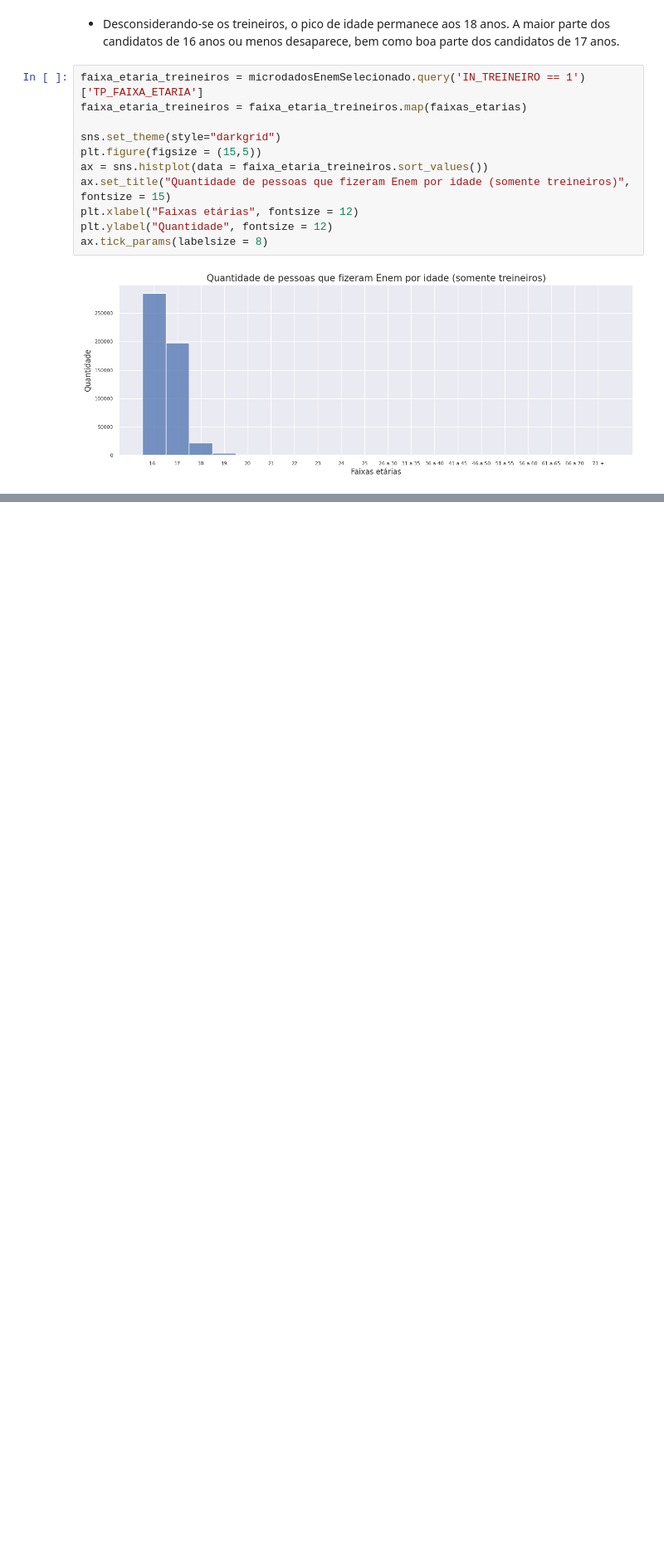
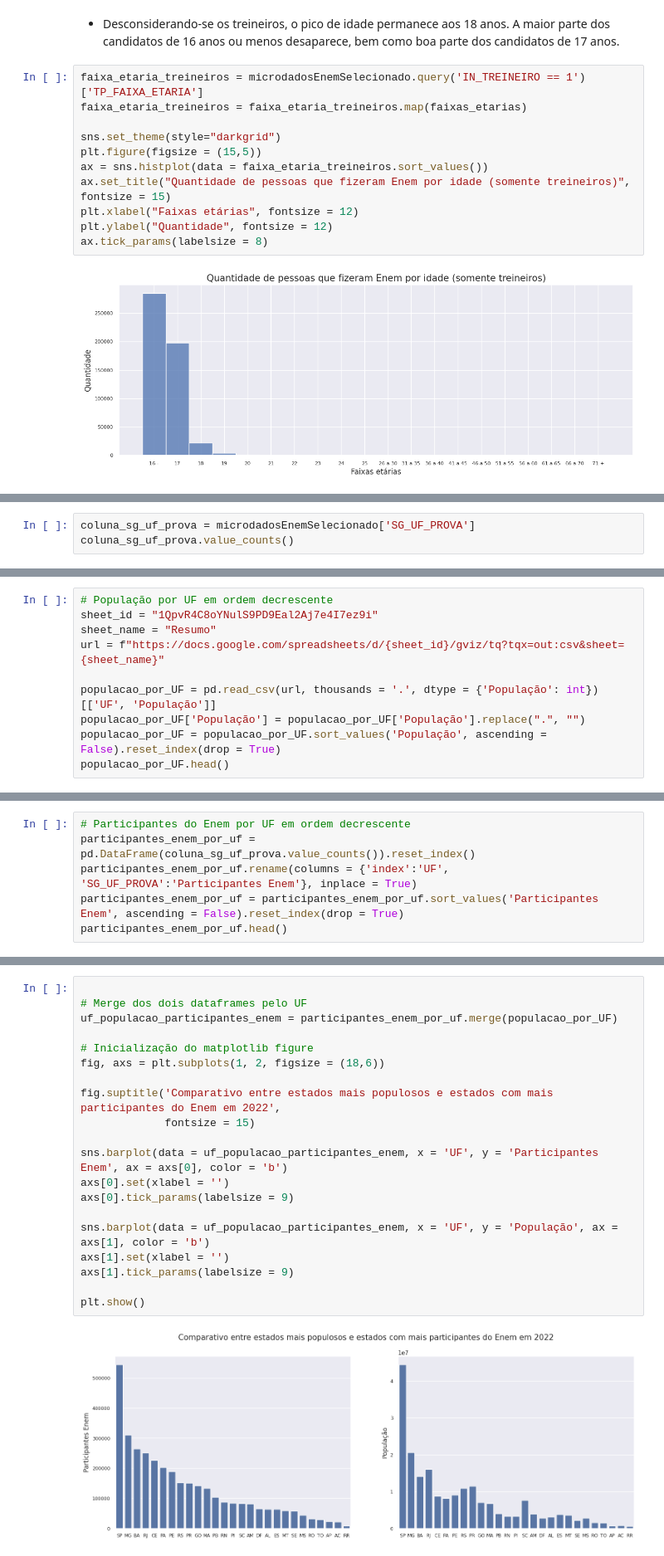
Before and after one commit to Tathy/Analise_Microdados_Enem_2022, a Jupyter notebook: Analise_de_Microdados_do_ENEM_2022.ipynb, the cells around one changed output, grey strips where cells are left out. Shown: that part at 83% size. Saved outputs shown, nothing was run; the diff lists cells and outputs as text; blank space fills up the shorter version.

Commit message:
Comparativos com dados do IBGE

```diff
--- a/Analise_de_Microdados_do_ENEM_2022.ipynb
+++ b/Analise_de_Microdados_do_ENEM_2022.ipynb
@@ -214,0 +218,3 @@ ax.tick_params(labelsize = 8)
+# %%
+coluna_sg_uf_prova = microdadosEnemSelecionado['SG_UF_PROVA']
+coluna_sg_uf_prova.value_counts()
@@ -214,0 +251,10 @@ ax.tick_params(labelsize = 8)
+# %%
+# População por UF em ordem decrescente
+sheet_id = "1QpvR4C8oYNulS9PD9Eal2Aj7e4I7ez9i"
+sheet_name = "Resumo"
+url = f"https://docs.google.com/spreadsheets/d/{sheet_id}/gviz/tq?tqx=out:csv&sheet={sheet_name}"
+
+populacao_por_UF = pd.read_csv(url, thousands = '.', dtype = {'População': int})[['UF', 'População']]
+populacao_por_UF['População'] = populacao_por_UF['População'].replace(".", "")
+populacao_por_UF = populacao_por_UF.sort_values('População', ascending = False).reset_index(drop = True)
+populacao_por_UF.head()
@@ -214,0 +268,6 @@ ax.tick_params(labelsize = 8)
+# %%
+# Participantes do Enem por UF em ordem decrescente
+participantes_enem_por_uf = pd.DataFrame(coluna_sg_uf_prova.value_counts()).reset_index()
+participantes_enem_por_uf.rename(columns = {'index':'UF', 'SG_UF_PROVA':'Participantes Enem'}, inplace = True)
+participantes_enem_por_uf = participantes_enem_por_uf.sort_values('Participantes Enem', ascending = False).reset_index(drop = True)
+participantes_enem_por_uf.head()
@@ -214,0 +281,22 @@ ax.tick_params(labelsize = 8)
+# %%
+
+# Merge dos dois dataframes pelo UF
+uf_populacao_participantes_enem = participantes_enem_por_uf.merge(populacao_por_UF)
+
+# Inicialização do matplotlib figure
+fig, axs = plt.subplots(1, 2, figsize = (18,6))
+
+fig.suptitle('Comparativo entre estados mais populosos e estados com mais participantes do Enem em 2022',
+             fontsize = 15)
+
+sns.barplot(data = uf_populacao_participantes_enem, x = 'UF', y = 'Participantes Enem', ax = axs[0], color = 'b')
+axs[0].set(xlabel = '')
+axs[0].tick_params(labelsize = 9)
+
+sns.barplot(data = uf_populacao_participantes_enem, x = 'UF', y = 'População', ax = axs[1], color = 'b')
+axs[1].set(xlabel = '')
+axs[1].tick_params(labelsize = 9)
+
+plt.show()
+# %% [output]
+[figure, added]
```
Also changed, not shown: parts of 10 cells of this notebook.
